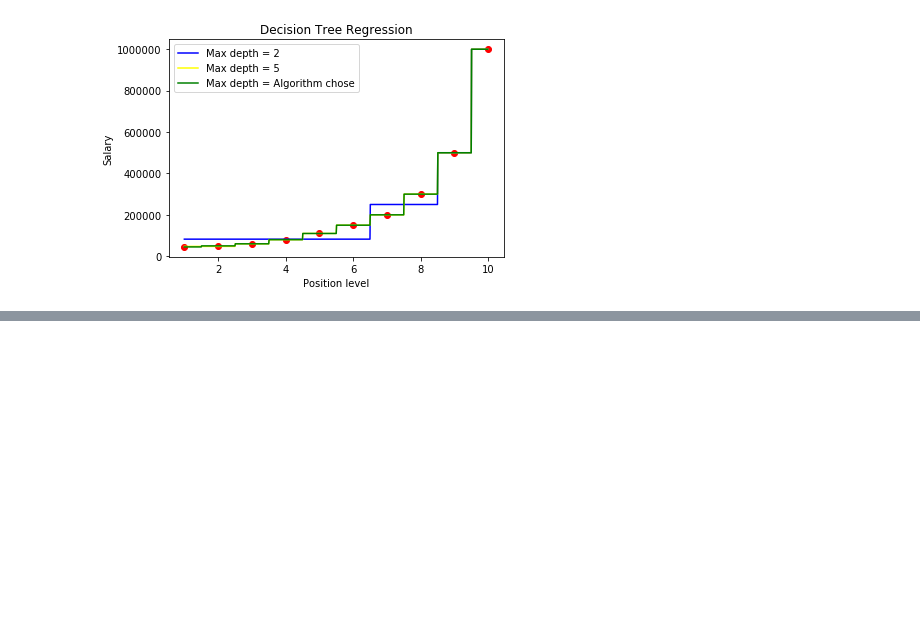
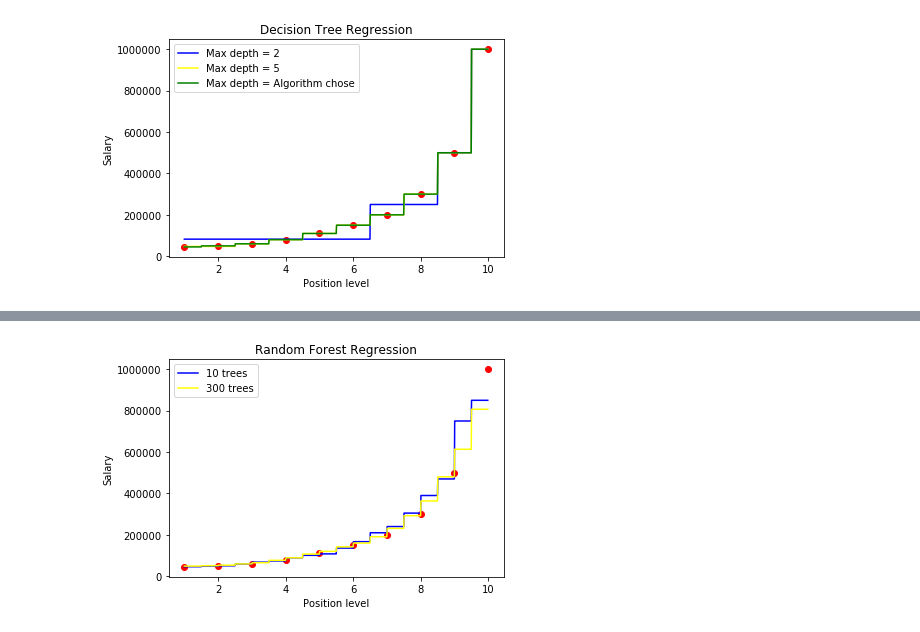
Before and after one commit to bgreenawald/Machine-Learning-Notebooks, a Jupyter notebook: Regression Notebook.ipynb, the cells around one changed output, grey strips where cells are left out. Drawn from its saved outputs; the diff is of its cells as text; code cells hidden in the pictures; blank space fills up the shorter version.

Commit message:
Regression Complete

```diff
--- a/Regression Notebook.ipynb
+++ b/Regression Notebook.ipynb
@@ -292,0 +297,30 @@ If we provide no argument for the max depth, the algorithm will automatically de
+# %%
+import numpy as np
+import matplotlib.pyplot as plt
+import pandas as pd
+
+# Importing the dataset
+dataset = pd.read_csv('Position_Salaries.csv')
+X = dataset.iloc[:, 1:2].values
+y = dataset.iloc[:, 2].values
+
+# Fitting Random Forest Regression to the dataset
+from sklearn.ensemble import RandomForestRegressor
+regressor = RandomForestRegressor(n_estimators = 10, random_state = 0)
+regressor.fit(X, y)
+regressor2 = RandomForestRegressor(n_estimators = 300, random_state = 0)
+regressor2.fit(X, y)
+
+# Visualising the Random Forest Regression results (higher resolution)
+X_grid = np.arange(min(X), max(X), 0.01)
+X_grid = X_grid.reshape((len(X_grid), 1))
+plt.scatter(X, y, color = 'red')
+plt.plot(X_grid, regressor.predict(X_grid), label="10 trees", color = 'blue')
+plt.plot(X_grid, regressor2.predict(X_grid), label="300 trees", color = 'yellow')
+plt.title('Random Forest Regression')
+plt.xlabel('Position level')
+plt.ylabel('Salary')
+plt.legend()
+plt.show()
+# %% [output]
+[figure, added]
```
Also changed, not shown: parts of 4 cells of this notebook, 1 other file.
